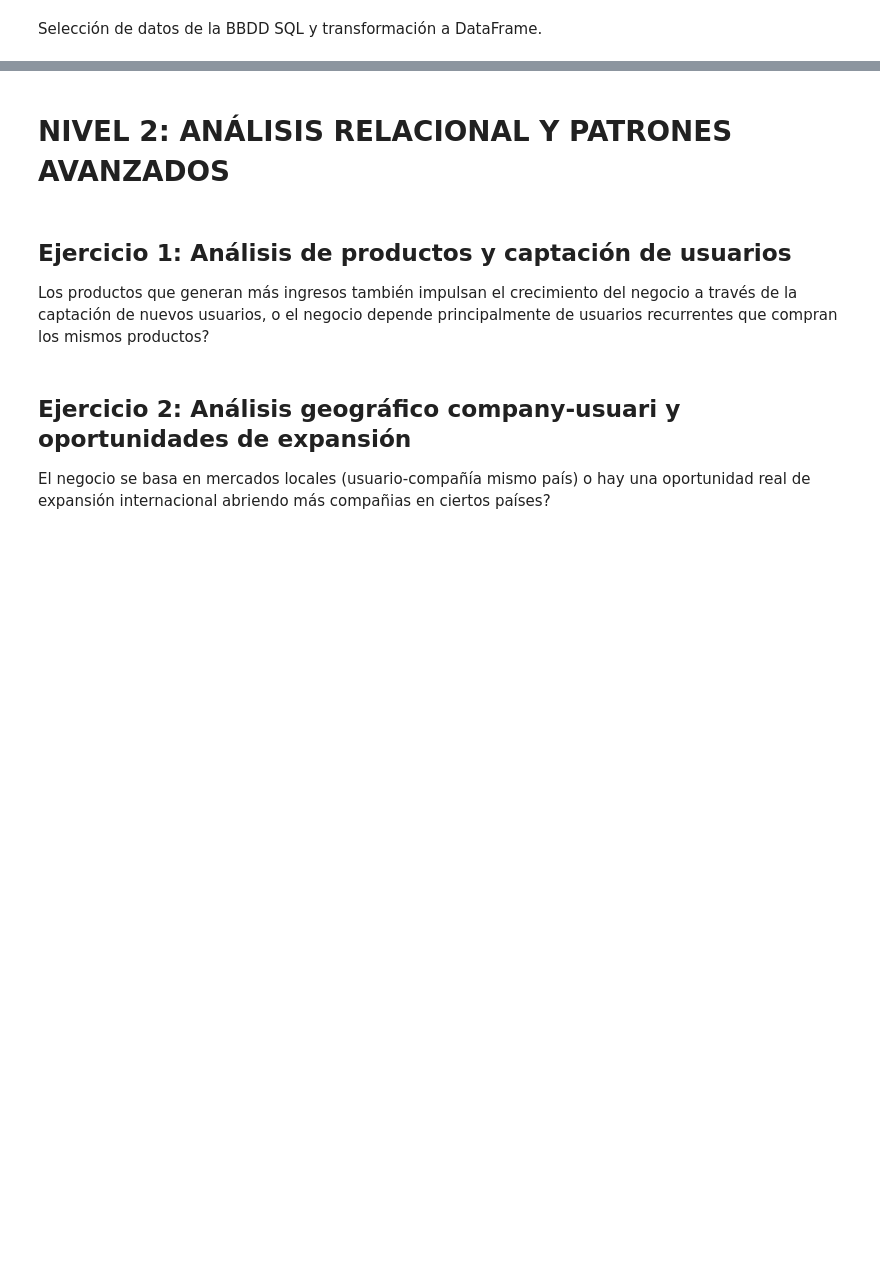
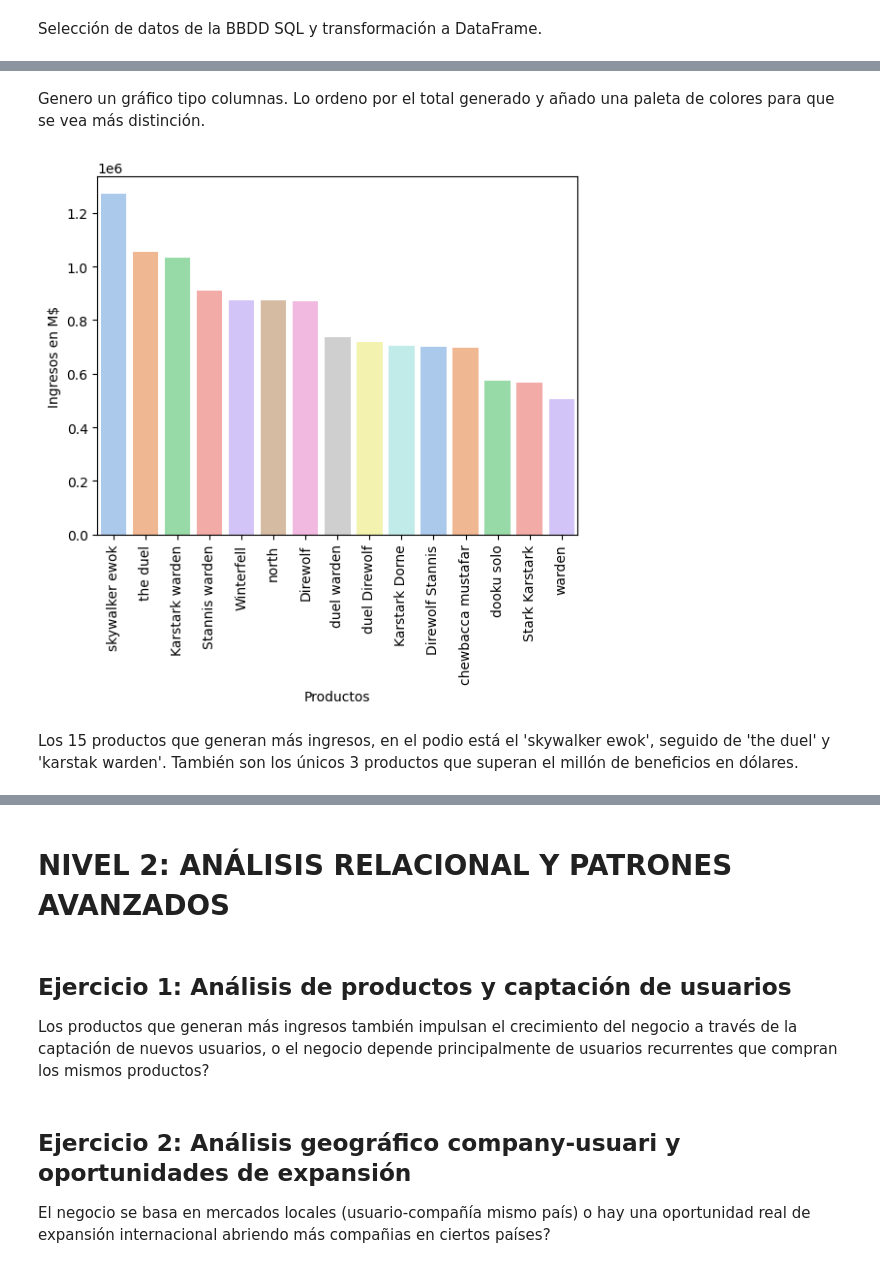
Before and after one commit to noelcarrionmatias/IT_Data, a Jupyter notebook: Especializacion/9_Sprint/ejercicios_sprint_9.ipynb, the cells around one changed output, grey strips where cells are left out. Cells and saved outputs as stored; diff of their text form; code cells hidden in the pictures; blank space fills up the shorter version.

```diff
--- a/Especializacion/9_Sprint/ejercicios_sprint_9.ipynb
+++ b/Especializacion/9_Sprint/ejercicios_sprint_9.ipynb
@@ -267,0 +403,3 @@ transactions_df = pd.read_sql_query(transactions_query, engine)
+# %%
+products_ingresos = pd.merge(products_transaction_24_df, products_24_df, left_on='product_id', right_on='id')
+products_ingresos.sample(5)
@@ -267,0 +415,3 @@ transactions_df = pd.read_sql_query(transactions_query, engine)
+# %%
+products_ingresos['price'] = products_ingresos['price'].apply(lambda x: x.replace("$","")).astype(float)
+products_ingresos.dtypes
@@ -267,0 +429,3 @@ transactions_df = pd.read_sql_query(transactions_query, engine)
+# %%
+products_ingresos['fecha'] = pd.to_datetime(products_ingresos['fecha'])
+products_ingresos['mes'] = products_ingresos['fecha'].dt.month
@@ -267,0 +436,2 @@ transactions_df = pd.read_sql_query(transactions_query, engine)
+# %%
+product_top15 = products_ingresos.groupby(['product_name'])['price'].sum().reset_index().sort_values(by='price', ascending=False).nlargest(15,'price')
@@ -267,0 +457,20 @@ transactions_df = pd.read_sql_query(transactions_query, engine)
+# %% [markdown]
+Genero un gráfico tipo columnas. Lo ordeno por el total generado y añado una paleta de colores para que se vea más distinción.
+# %%
+sns.barplot(
+    data=product_top15,
+    x='product_name',
+    y='price',
+    hue=product_top15.sort_values(by='price', ascending=False)['product_name'],
+    palette='pastel',
+    legend=False
+)
+
+plt.xticks(rotation=90)
+plt.xlabel('Productos')
+plt.ylabel('Ingresos en M$')
+plt.show()
+# %% [output]
+[figure, added]
+# %% [markdown]
+Los 15 productos que generan más ingresos, en el podio está el 'skywalker ewok', seguido de 'the duel' y 'karstak warden'. También son los únicos 3 productos que superan el millón de beneficios en dólares.
```
Also changed, not shown: parts of 51 cells of this notebook.
